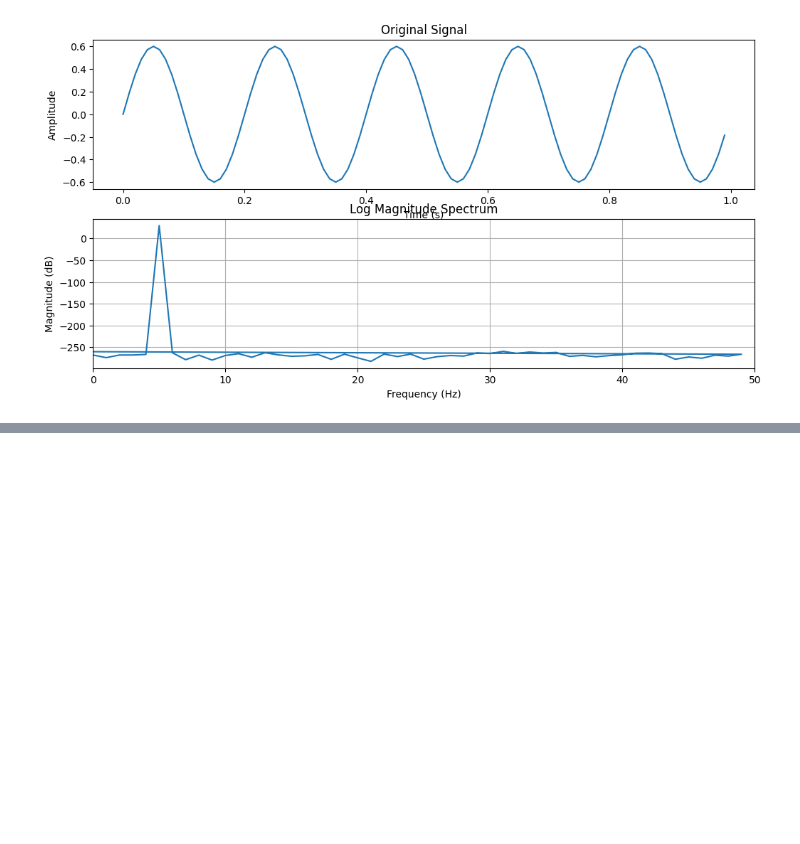
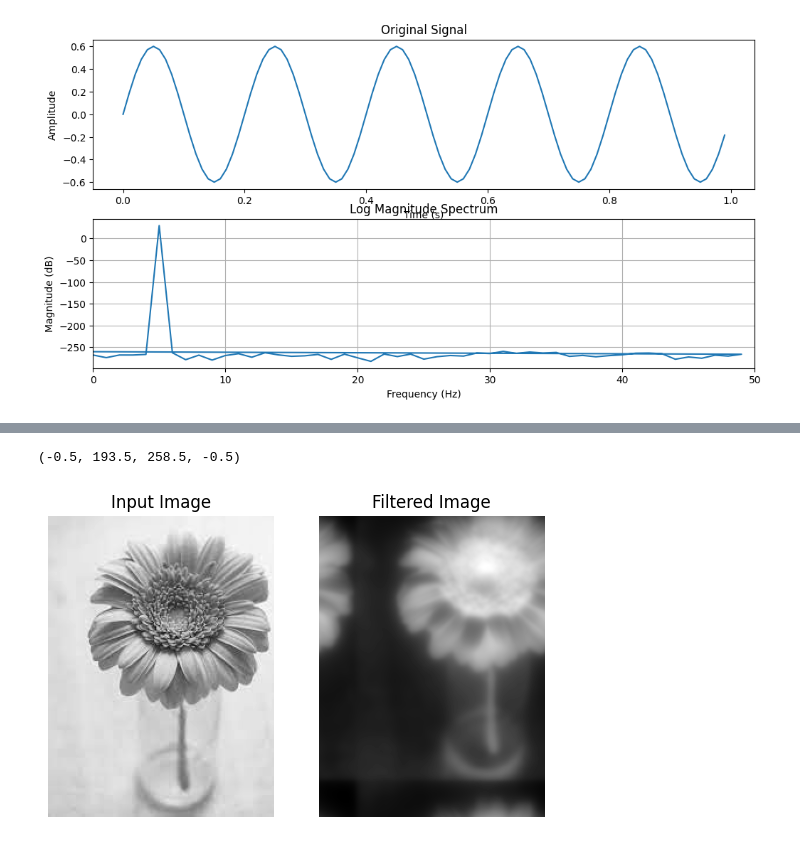
Before and after one commit to ypradhan222/mtech_code, a Jupyter notebook: Image Processing/filters.ipynb, the cells around one changed output, grey strips where cells are left out. Saved outputs shown, nothing was run; the diff lists cells and outputs as text; code cells hidden in the pictures; blank space fills up the shorter version.

```diff
--- a/Image Processing/filters.ipynb
+++ b/Image Processing/filters.ipynb
@@ -250,0 +308,24 @@ AttributeError: 'int' object has no attribute 'ifft2'
+# %%
+
+# Define cutoff frequency and filter type
+D0 = 10
+filter_type = 'butterworth'
+
+# Compute the ideal high-pass filter
+IHPF = 1 - ILPF
+
+# Apply the filter to the image
+filtered_image = n.ifftshift(n.ifft2(n.fft2(f) * n.fft2(IHPF)))
+
+plt.subplot(121)
+plt.imshow(f, cmap = 'gray')
+plt.title('Input Image')
+plt.axis('off')
+
+plt.subplot(122)
+plt.imshow(np.abs(filtered_image), cmap = 'gray')
+plt.title('Filtered Image')
+plt.axis('off')
+# %% [output]
+(-0.5, 193.5, 258.5, -0.5)
+[figure, added]
```
Also changed, not shown: parts of 2 cells of this notebook, 41 other files.
